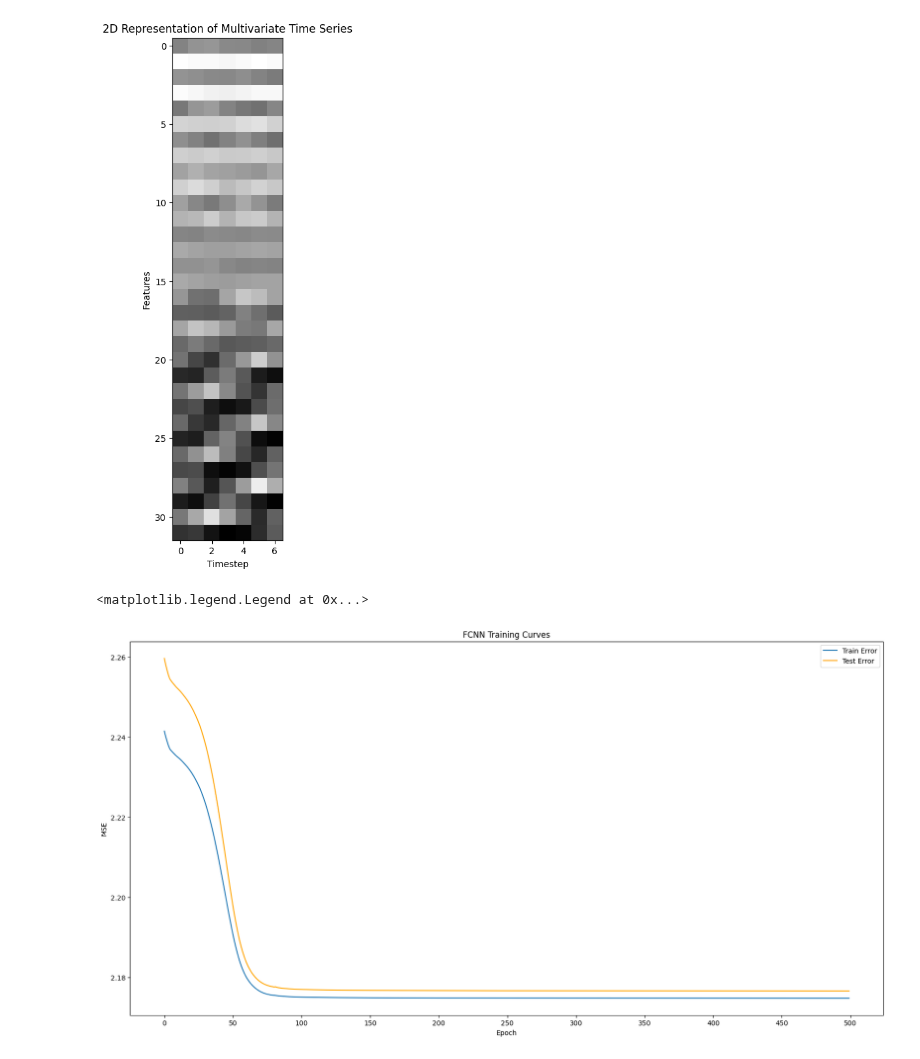
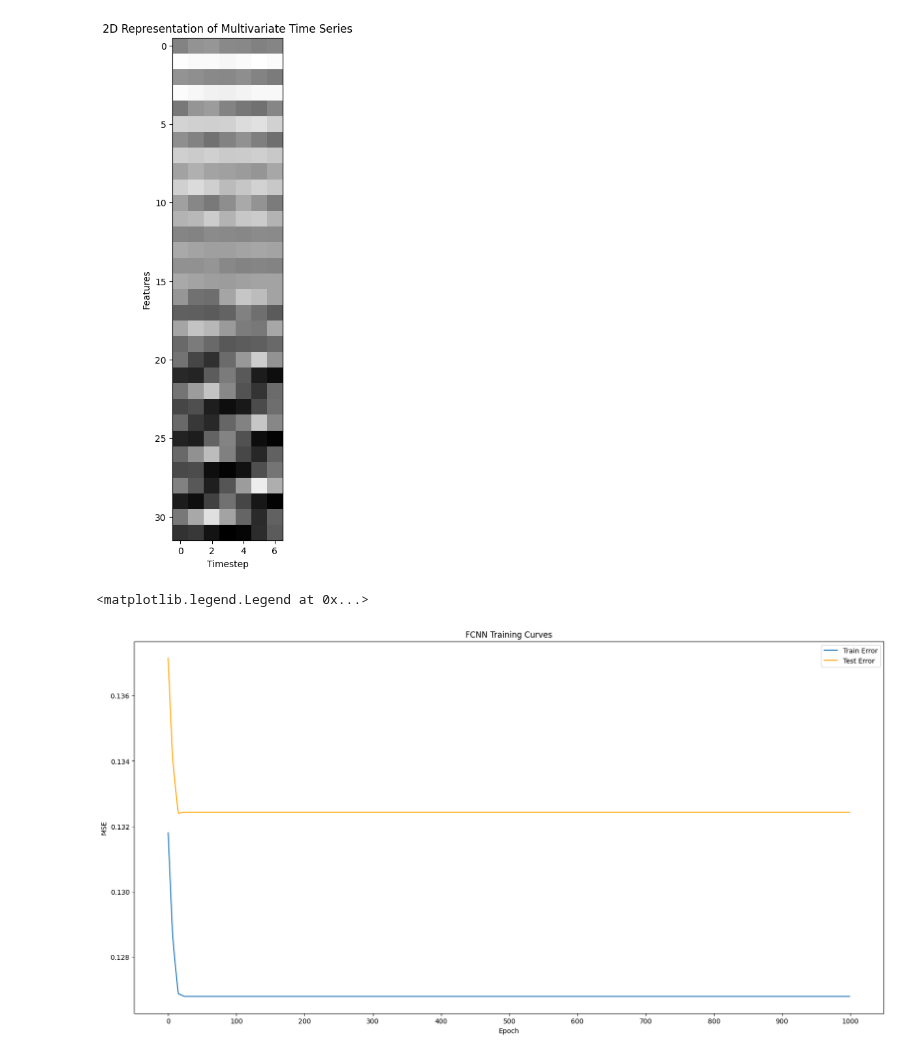
Before and after one commit to adarshramiyer/gAIt, a Jupyter notebook: time_series_models/torch_cnn_experimentation.ipynb, the cells around one changed output. Cells and saved outputs as stored; diff of their text form; code cells hidden in the pictures.

```diff
--- a/time_series_models/torch_cnn_experimentation.ipynb
+++ b/time_series_models/torch_cnn_experimentation.ipynb
@@ -173,24 +173,24 @@ class ConvNet(nn.Module):
         super(ConvNet, self).__init__()
         self.apply(self._init_weights)
         # conv layers
-        self.conv1 = nn.Conv2d(1, 1, (1,3))
-        self.conv2 = nn.Conv2d(1, 1, (1,3))
-        self.conv3 = nn.Conv2d(1, 1, (1,3))
+        self.conv1 = nn.Conv2d(1, 1, (1,3), stride=1)
+        self.conv2 = nn.Conv2d(1, 1, (1,3), stride=1)
+        self.conv3 = nn.Conv2d(1, 1, (1,3), stride=1)
         # fc layers
         self.fc1 = nn.Linear(fc_size1, fc_size2)
         self.fc2 = nn.Linear(fc_size2, fc_size3)
         self.fc3 = nn.Linear(fc_size3, fc_size4)
         self.fc4 = nn.Linear(fc_size4, output_size)
         # avg pooling
-        self.pool = nn.AvgPool2d((1,1), 1)
+        self.pool = nn.AvgPool2d((1,3), stride=1)
         # sigmoid
         self.sigmoid = nn.Sigmoid()
 
     def forward(self, x):
         # convolutions
-        x = self.pool(F.relu(self.conv1(x)))
-        x = self.pool(F.relu(self.conv2(x)))
-        x = self.pool(F.relu(self.conv3(x)))
+        x = F.relu(self.conv1(x))
+        x = F.relu(self.conv2(x))
+        x = F.relu(self.conv3(x))
 
         # fc layers
         x = flatten_conv(x)
@@ -204,43 +204,43 @@ class ConvNet(nn.Module):
 
 model = ConvNet()
 
-loss_function = nn.CrossEntropyLoss()
+loss_function = nn.MSELoss()
 optimizer = torch.optim.AdamW(model.parameters(), lr=learning_rate)
 # %%
 # model training
 
-num_epochs = 500
+num_epochs = 1000
 
 losses = []
 test_losses = []
 for epoch in range(num_epochs):
     # model.train()
     pred_y = model(X_train)
     loss = loss_function(pred_y, y_train)
     losses.append(loss.item())
 
     test_y = model(X_test)
     test_loss = loss_function(test_y, y_test)
     test_losses.append(test_loss.item())
 
     model.zero_grad()
     loss.backward()
 
     optimizer.step()
 
 min_loss = min(test_losses)
 
 fig, ax = plt.subplots(1, figsize=(20, 10))
 
 ax.plot(losses, label="Train Error")
 ax.plot(test_losses, label="Test Error", c="orange")
 ax.set_title("FCNN Training Curves")
 ax.set_xticks(np.linspace(0, num_epochs, num=11))
 
 ax.set_ylabel("MSE")
 ax.set_xlabel("Epoch")
 
 ax.legend()
 # %% [output]
 <matplotlib.legend.Legend at 0x...>
-[figure, old version]
+[figure, new version]
```
Also changed, not shown: 2 other files.
